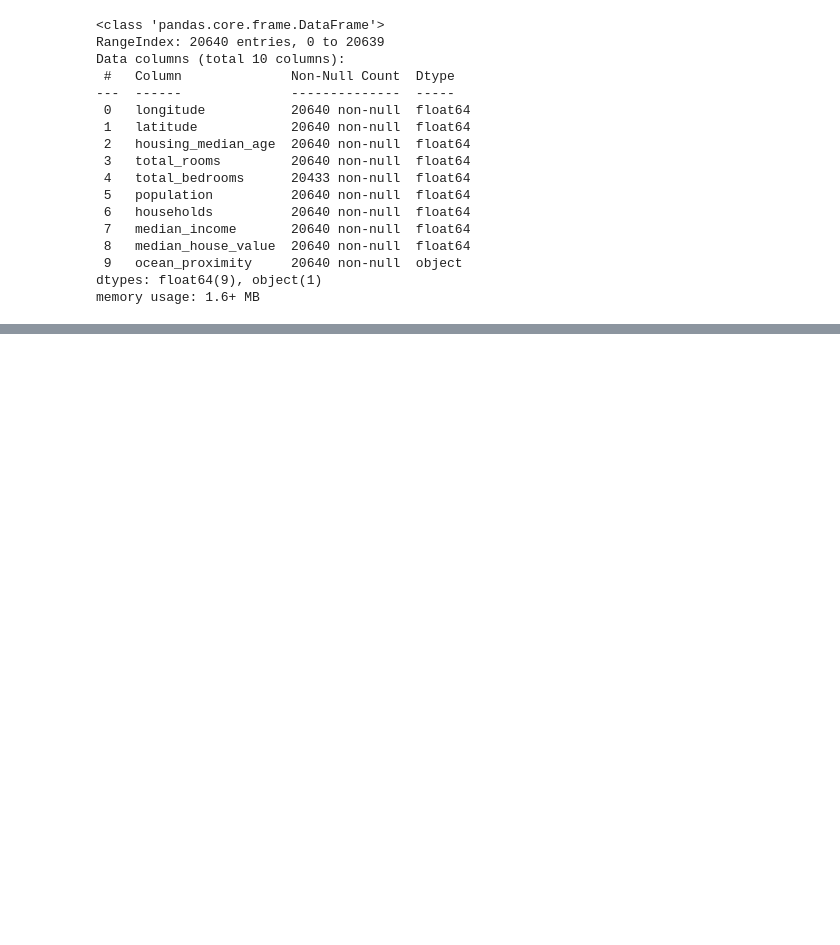
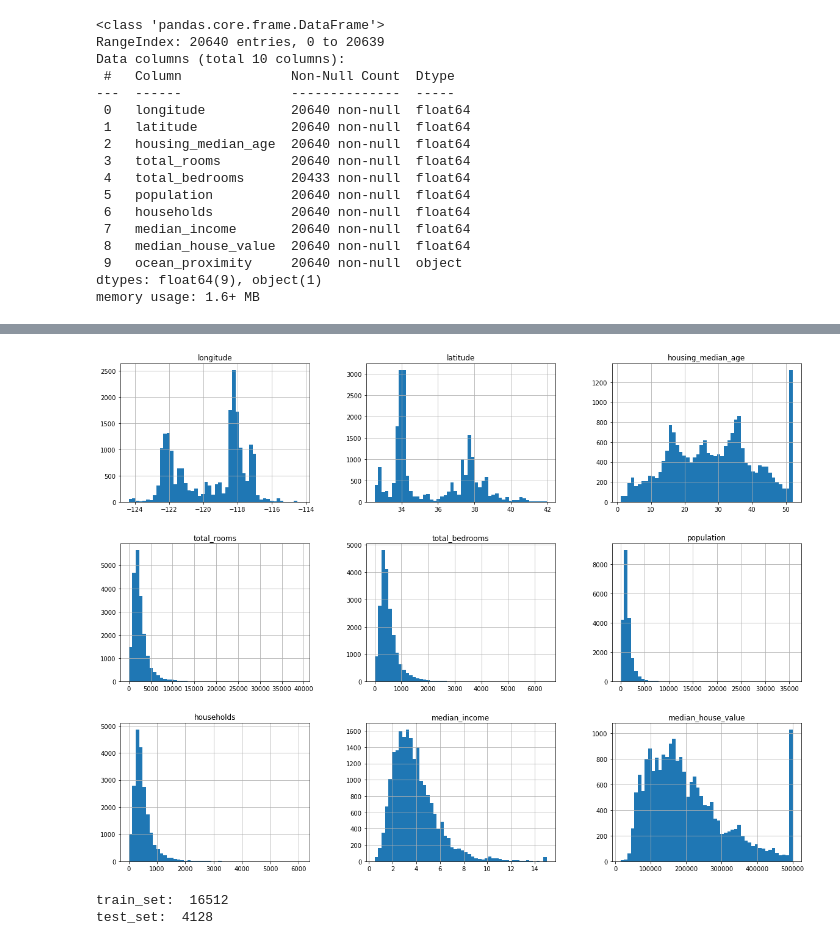
Before and after one commit to ShivanS93/HandOnMachineLearning, a Jupyter notebook: Chapter2/Chapter2.ipynb, the cells around one changed output, grey strips where cells are left out. Saved outputs shown, nothing was run; the diff lists cells and outputs as text; code cells hidden in the pictures; blank space fills up the shorter version.

```diff
--- a/Chapter2/Chapter2.ipynb
+++ b/Chapter2/Chapter2.ipynb
@@ -65,0 +87,8 @@ memory usage: 1.6+ MB
+# %%
+%matplotlib inline
+import matplotlib.pyplot as plt
+
+housing.hist(bins=50, figsize=(20, 15))     # bin=50, makes 50 'columns' in the graphs
+plt.show()
+# %% [output]
+[figure, added]
@@ -65,0 +104,7 @@ memory usage: 1.6+ MB
+# %%
+train_set, test_set = split_train_test(housing, 0.2)
+print('train_set: ', len(train_set))
+print('test_set: ', len(test_set))
+# %% [output]
+train_set:  16512
+test_set:  4128
```
Also changed, not shown: parts of 4 cells of this notebook.
